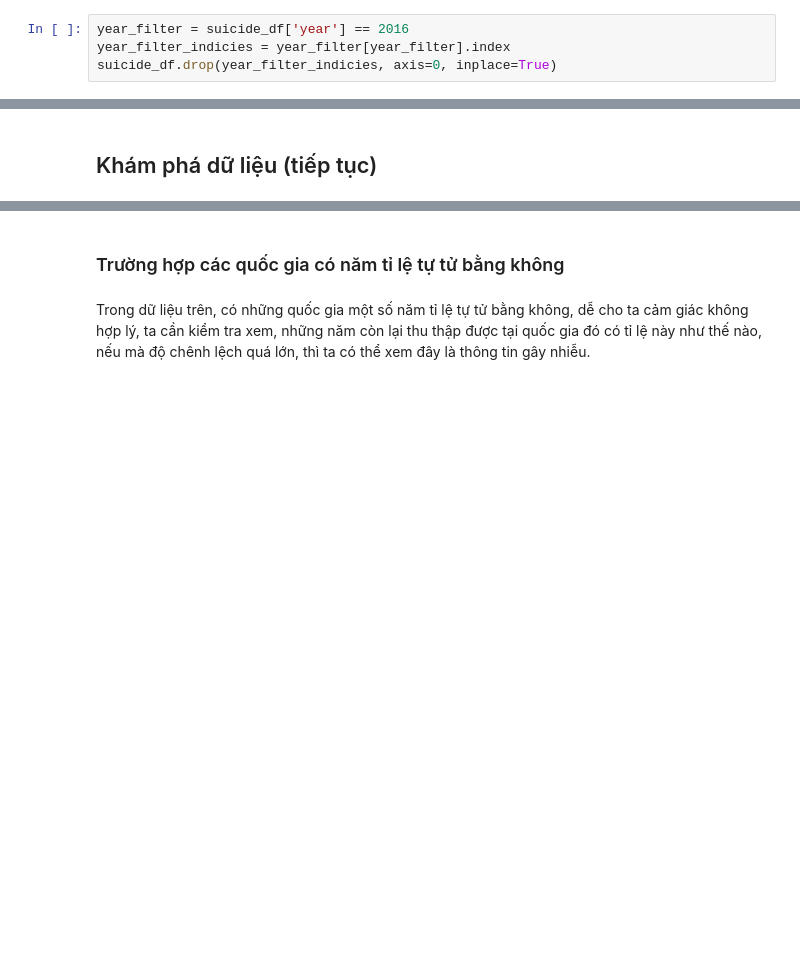
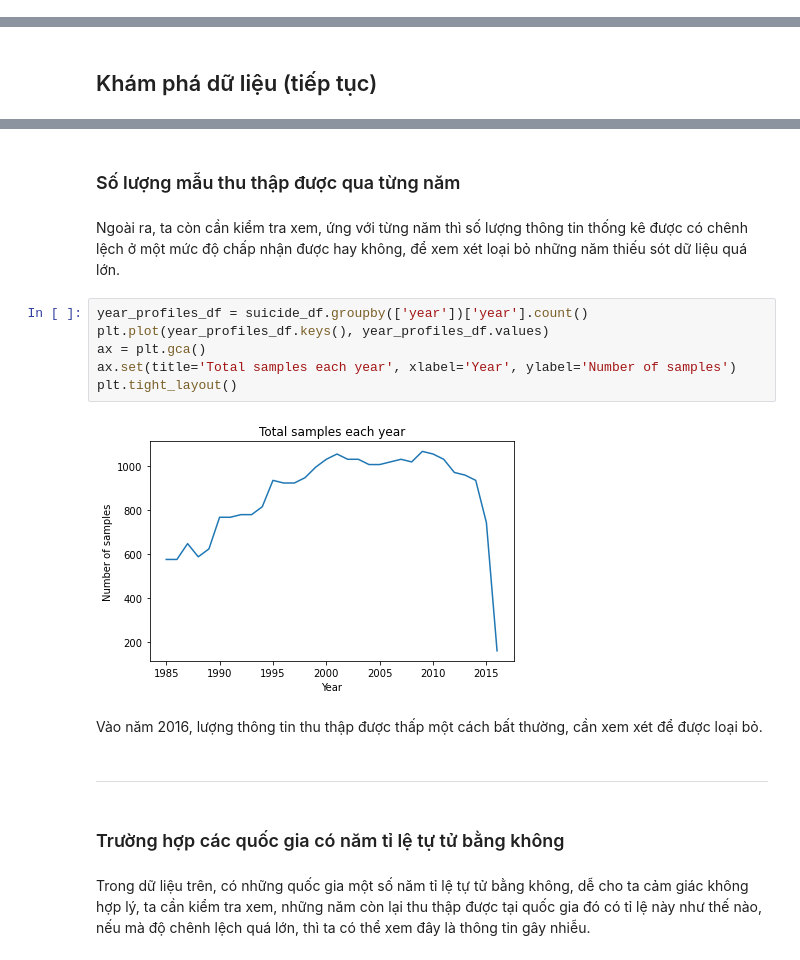
Before and after one commit to huynguyen1999/FinalProject-P4DS, a Jupyter notebook: 1712496-1712556.ipynb, the cells around one changed output, grey strips where cells are left out. Drawn from its saved outputs; the diff is of its cells as text; blank space fills up the shorter version.

```diff
--- a/1712496-1712556.ipynb
+++ b/1712496-1712556.ipynb
@@ -209,7 +203,3 @@ suicide_df.head()
-# %%
-year_filter = suicide_df['year'] == 2016
-year_filter_indicies = year_filter[year_filter].index
-suicide_df.drop(year_filter_indicies, axis=0, inplace=True)
 # %% [markdown]
 ## Các câu hỏi có ý nghĩa
 # %% [markdown]
@@ -224,3 +236,19 @@ suicide_df.drop(year_filter_indicies, axis=0, inplace=True)
+# %% [markdown]
+### Số lượng mẫu thu thập được qua từng năm
+# %% [markdown]
+Ngoài ra, ta còn cần kiểm tra xem, ứng với từng năm thì số lượng thông tin thống kê được có chênh lệch ở một mức độ chấp nhận được hay không, để xem xét loại bỏ những năm thiếu sót dữ liệu quá lớn.
+# %%
+year_profiles_df = suicide_df.groupby(['year'])['year'].count()
+plt.plot(year_profiles_df.keys(), year_profiles_df.values)
+ax = plt.gca()
+ax.set(title='Total samples each year', xlabel='Year', ylabel='Number of samples')
+plt.tight_layout()
+# %% [output]
+[figure, added]
+# %% [markdown]
+Vào năm 2016, lượng thông tin thu thập được thấp một cách bất thường, cần xem xét để được loại bỏ.
+# %% [markdown]
+---
 # %% [markdown]
 ### Trường hợp các quốc gia có năm tỉ lệ tự tử bằng không
 # %% [markdown]
```
Also changed, not shown: parts of 70 cells of this notebook.
